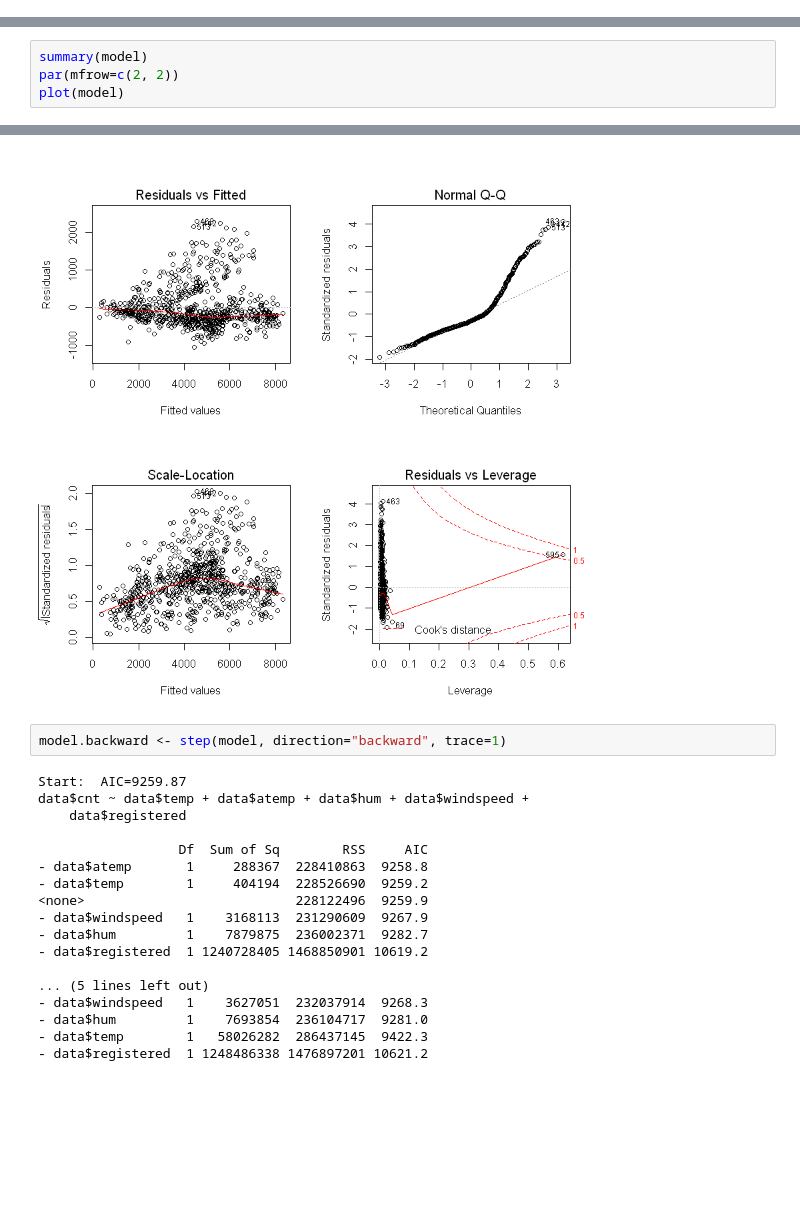
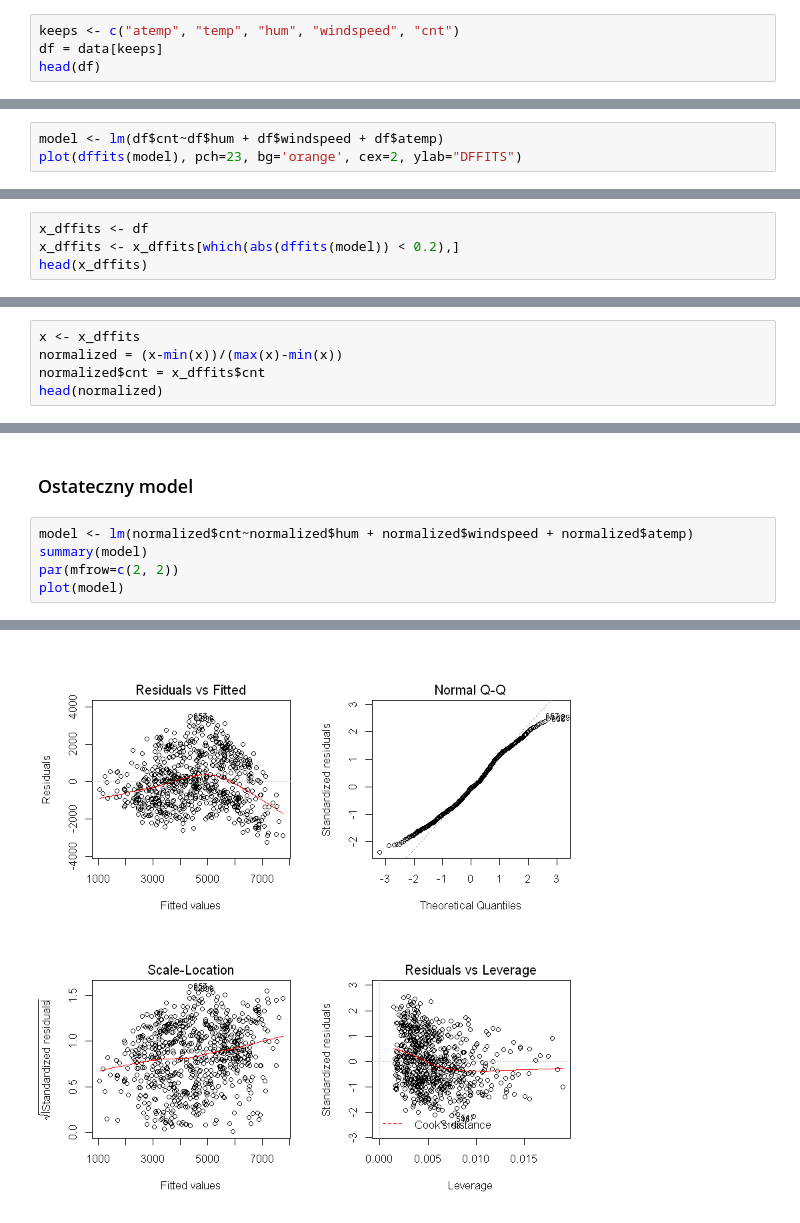
Before and after one commit to durden2/regression_models_pk, a Jupyter notebook: Regression.ipynb, the cells around one changed output, grey strips where cells are left out. Drawn from its saved outputs; the diff is of its cells as text; blank space fills up the shorter version.

```diff
--- a/Regression.ipynb
+++ b/Regression.ipynb
@@ -3,0 +36,4 @@ model <- lm(data$cnt~data$temp + data$atemp  + data$hum + data$windspeed + data$
+# %%
+keeps <- c("atemp", "temp", "hum", "windspeed", "cnt")
+df = data[keeps]
+head(df)
@@ -3,0 +111,3 @@ model <- lm(data$cnt~data$temp + data$atemp  + data$hum + data$windspeed + data$
+# %%
+model <- lm(df$cnt~df$hum + df$windspeed + df$atemp)
+plot(dffits(model), pch=23, bg='orange', cex=2, ylab="DFFITS")
@@ -3,0 +118,4 @@ model <- lm(data$cnt~data$temp + data$atemp  + data$hum + data$windspeed + data$
+# %%
+x_dffits <- df
+x_dffits <- x_dffits[which(abs(dffits(model)) < 0.2),]
+head(x_dffits)
@@ -3,0 +145,5 @@ model <- lm(data$cnt~data$temp + data$atemp  + data$hum + data$windspeed + data$
+# %%
+x <- x_dffits
+normalized = (x-min(x))/(max(x)-min(x))
+normalized$cnt = x_dffits$cnt
+head(normalized)
@@ -4,4 +215,7 @@ model <- lm(data$cnt~data$temp + data$atemp  + data$hum + data$windspeed + data$
+# %% [markdown]
+### Ostateczny model
 # %%
+model <- lm(normalized$cnt~normalized$hum + normalized$windspeed + normalized$atemp)
 summary(model)
 par(mfrow=c(2, 2))
 plot(model)
@@ -26,21 +243 @@ F-statistic:  1596 on 5 and 725 DF,  p-value: < 2.2e-16
-[figure, old version]
+[figure, new version]
-# %%
-model.backward <- step(model, direction="backward", trace=1)
-# %% [output]
-Start:  AIC=9259.87
-data$cnt ~ data$temp + data$atemp + data$hum + data$windspeed +
-    data$registered
-
-                  Df  Sum of Sq        RSS     AIC
-- data$atemp       1     288367  228410863  9258.8
-- data$temp        1     404194  228526690  9259.2
-<none>                           228122496  9259.9
-- data$windspeed   1    3168113  231290609  9267.9
-- data$hum         1    7879875  236002371  9282.7
-- data$registered  1 1240728405 1468850901 10619.2
-
-... (5 lines left out)
-- data$windspeed   1    3627051  232037914  9268.3
-- data$hum         1    7693854  236104717  9281.0
-- data$temp        1   58026282  286437145  9422.3
-- data$registered  1 1248486338 1476897201 10621.2
```
Also changed, not shown: parts of 35 cells of this notebook, 7 other files.
